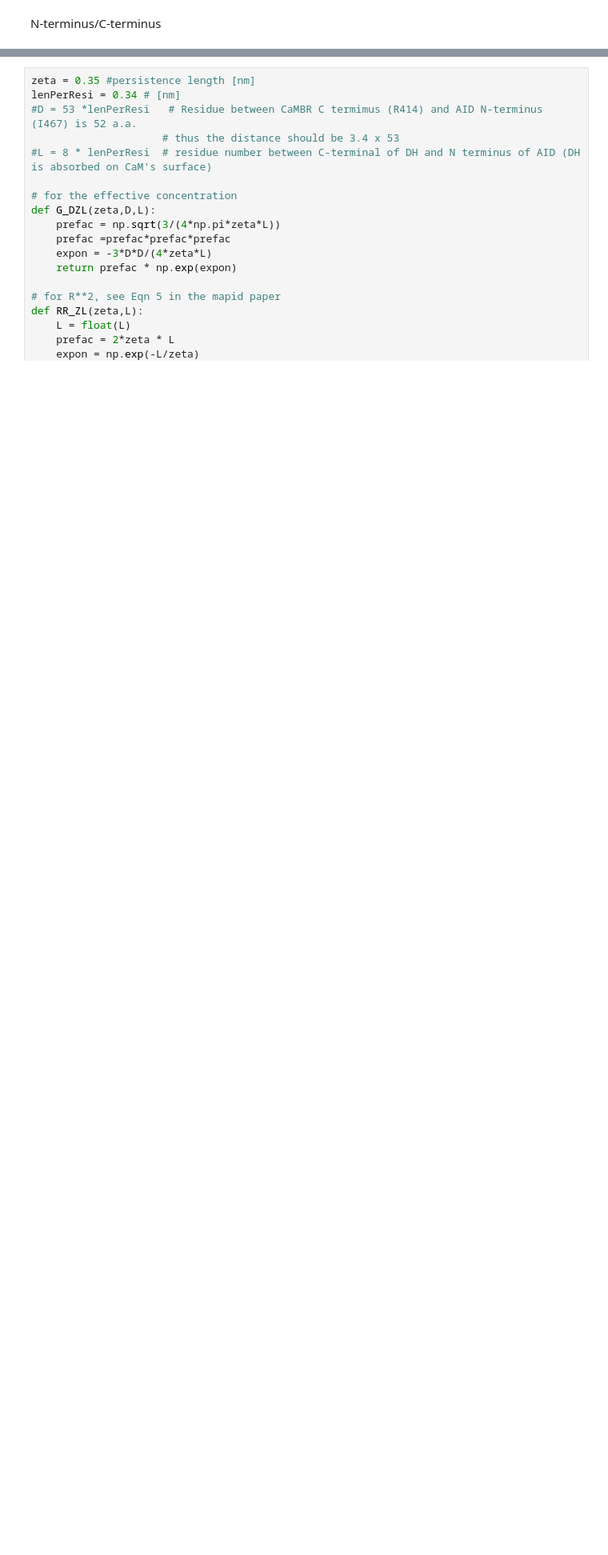
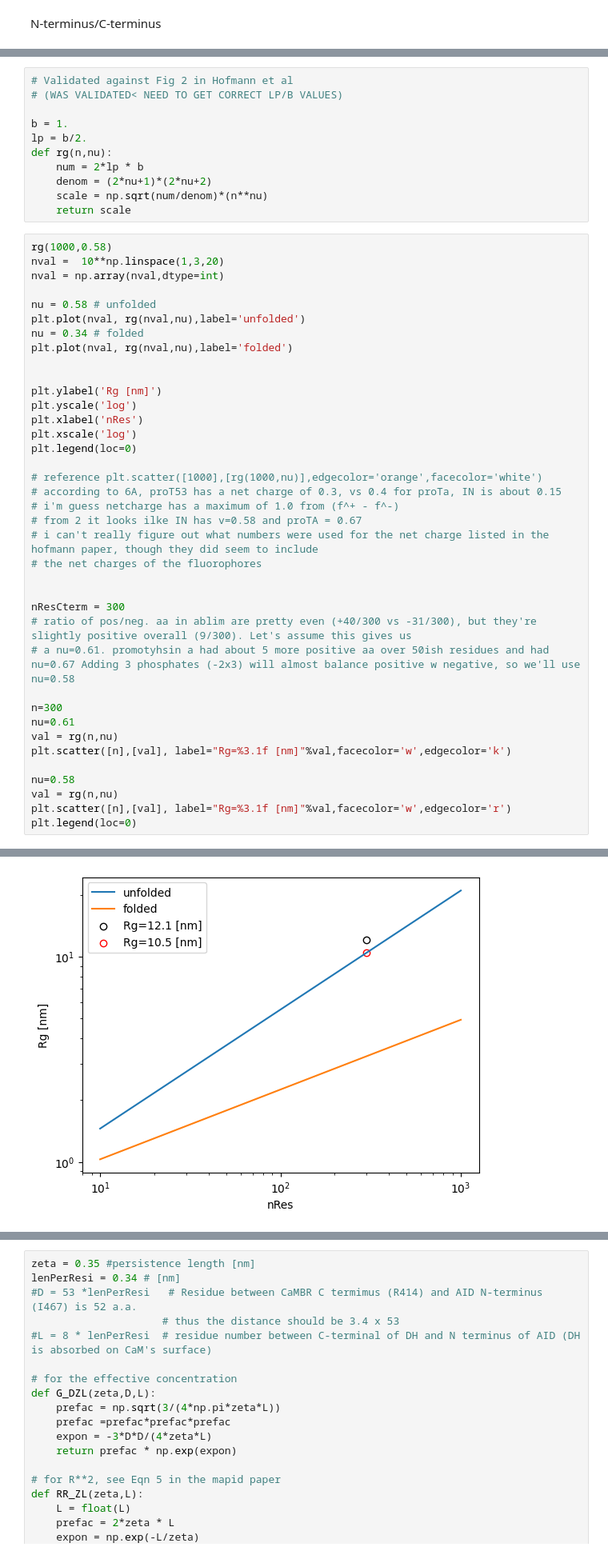
Before and after one commit to huskeypm/foldingML, a Jupyter notebook: ablim.ipynb, the cells around one changed output, grey strips where cells are left out. Shown: that part at 80% size. Cells and saved outputs as stored; diff of their text form; blank space fills up the shorter version.

```diff
--- a/ablim.ipynb
+++ b/ablim.ipynb
@@ -81,0 +140,50 @@ cTerm
+# %%
+# Validated against Fig 2 in Hofmann et al
+# (WAS VALIDATED< NEED TO GET CORRECT LP/B VALUES)
+
+b = 1.
+lp = b/2.
+def rg(n,nu):
+    num = 2*lp * b
+    denom = (2*nu+1)*(2*nu+2)
+    scale = np.sqrt(num/denom)*(n**nu)
+    return scale
+# %%
+rg(1000,0.58)
+nval =  10**np.linspace(1,3,20)
+nval = np.array(nval,dtype=int)
+
+nu = 0.58 # unfolded
+plt.plot(nval, rg(nval,nu),label='unfolded')
+nu = 0.34 # folded
+plt.plot(nval, rg(nval,nu),label='folded')
+
+
+plt.ylabel('Rg [nm]')
+plt.yscale('log')
+plt.xlabel('nRes')
+plt.xscale('log')
+plt.legend(loc=0)
+
+# reference plt.scatter([1000],[rg(1000,nu)],edgecolor='orange',facecolor='white')
+# according to 6A, proT53 has a net charge of 0.3, vs 0.4 for proTa, IN is about 0.15
+# i'm guess netcharge has a maximum of 1.0 from (f^+ - f^-)
+# from 2 it looks ilke IN has v=0.58 and proTA = 0.67
+# i can't really figure out what numbers were used for the net charge listed in the hofmann paper, though they did seem to include
+# the net charges of the fluorophores
+
+
+nResCterm = 300
+# ratio of pos/neg. aa in ablim are pretty even (+40/300 vs -31/300), but they're slightly positive overall (9/300). Let's assume this gives us
+# a nu=0.61. promotyhsin a had about 5 more positive aa over 50ish residues and had nu=0.67 Adding 3 phosphates (-2x3) will almost balance positive w negative, so we'll use nu=0.58
+
+n=300
+nu=0.61
+val = rg(n,nu)
+plt.scatter([n],[val], label="Rg=%3.1f [nm]"%val,facecolor='w',edgecolor='k')
+
+nu=0.58
+val = rg(n,nu)
+plt.scatter([n],[val], label="Rg=%3.1f [nm]"%val,facecolor='w',edgecolor='r')
+plt.legend(loc=0)
+# %% [output]
@@ -81,0 +191 @@ cTerm
+[figure, added]
```
Also changed, not shown: parts of 15 cells of this notebook.
